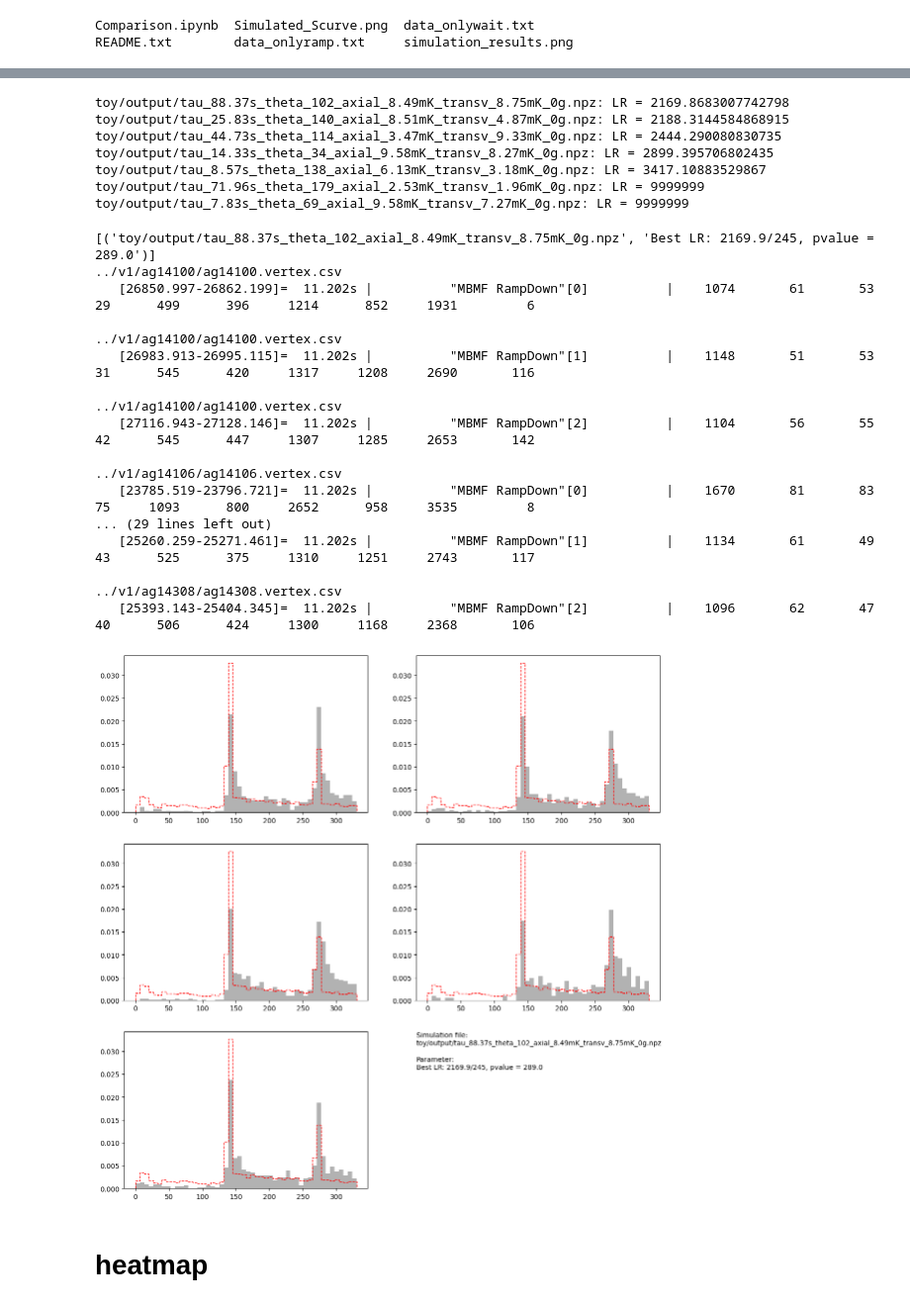
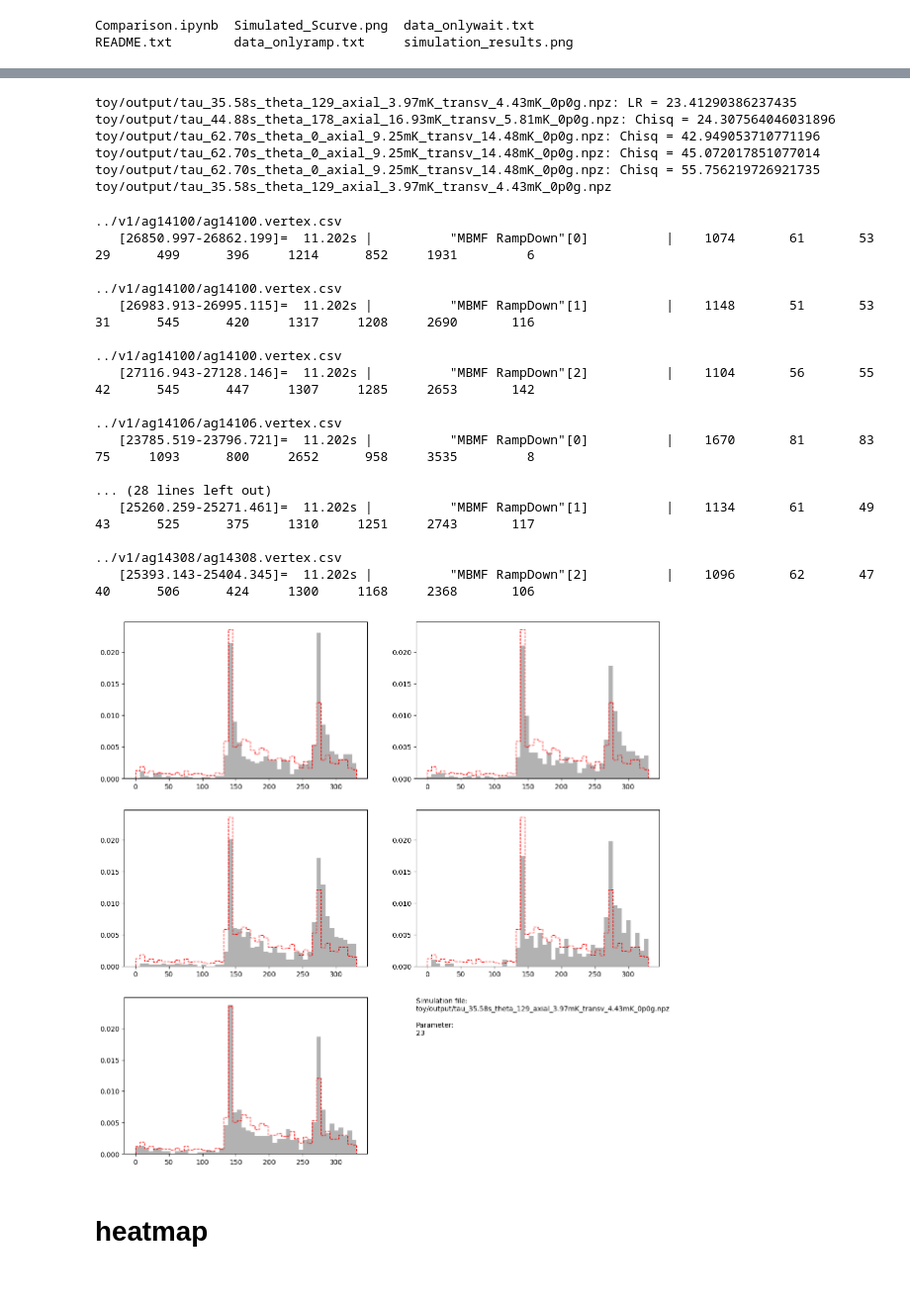
Before and after one commit to Adrianodelvincio/alphag_frequentist_analysis_2025, a Jupyter notebook: comparison_simulation_data/Comparison.ipynb, the cells around one changed output, grey strips where cells are left out. Shown at 99% size. Saved outputs shown, nothing was run; the diff lists cells and outputs as text; code cells hidden in the pictures.

```diff
--- a/comparison_simulation_data/Comparison.ipynb
+++ b/comparison_simulation_data/Comparison.ipynb
@@ -13,8 +14,8 @@ from v1.Utils import ReadTheCsv,ReadTheSpill,append_to_dict
 files = os.listdir("../toy/output/")
 #print(files)
 
-outputs = ["toy/output/" + item for item in files if "0g.npz" in item]
-print(outputs)
+outputs = ["toy/output/" + item for item in files if "0p0g.npz" in item]
+#print(outputs)
 
 simulation_list = {}
 
@@ -178,18 +185,32 @@ toy/output/tau_88.37s_theta_102_axial_8.49mK_transv_8.75mK_0g.npz
 # %%
-for k, v in sorted(simulation_list.items(), key=lambda x: x[1][4])[:10]:
+best_for_dataset = ""
+
+for k, v in sorted(simulation_list.items(), key=lambda x: x[1][4])[:1]:
     print(f"{k}: LR = {v[4]}")
+    best_for_dataset = k
+
+for k, v in sorted(simulation_list.items(), key=lambda x: x[1][5])[:1]:
+    print(f"{k}: Chisq = {v[5]}")
+
+for k, v in sorted(simulation_list.items(), key=lambda x: x[1][6])[:1]:
+    print(f"{k}: Chisq = {v[6]}")
+
+for k, v in sorted(simulation_list.items(), key=lambda x: x[1][7])[:1]:
+    print(f"{k}: Chisq = {v[7]}")
+
+for k, v in sorted(simulation_list.items(), key=lambda x: x[1][8])[:1]:
+    print(f"{k}: Chisq = {v[8]}")
+
+print(best_for_dataset)
 # %% [output]
-toy/output/tau_88.37s_theta_102_axial_8.49mK_transv_8.75mK_0g.npz: LR = 2169.8683007742798
-toy/output/tau_25.83s_theta_140_axial_8.51mK_transv_4.87mK_0g.npz: LR = 2188.3144584868915
-toy/output/tau_44.73s_theta_114_axial_3.47mK_transv_9.33mK_0g.npz: LR = 2444.290080830735
-toy/output/tau_14.33s_theta_34_axial_9.58mK_transv_8.27mK_0g.npz: LR = 2899.395706802435
-toy/output/tau_8.57s_theta_138_axial_6.13mK_transv_3.18mK_0g.npz: LR = 3417.10883529867
-toy/output/tau_71.96s_theta_179_axial_2.53mK_transv_1.96mK_0g.npz: LR = 9999999
-toy/output/tau_7.83s_theta_69_axial_9.58mK_transv_7.27mK_0g.npz: LR = 9999999
+toy/output/tau_35.58s_theta_129_axial_3.97mK_transv_4.43mK_0p0g.npz: LR = 23.41290386237435
+toy/output/tau_44.88s_theta_178_axial_16.93mK_transv_5.81mK_0p0g.npz: Chisq = 24.307564046031896
+toy/output/tau_62.70s_theta_0_axial_9.25mK_transv_14.48mK_0p0g.npz: Chisq = 42.949053710771196
+toy/output/tau_62.70s_theta_0_axial_9.25mK_transv_14.48mK_0p0g.npz: Chisq = 45.072017851077014
+toy/output/tau_62.70s_theta_0_axial_9.25mK_transv_14.48mK_0p0g.npz: Chisq = 55.756219726921735
+toy/output/tau_35.58s_theta_129_axial_3.97mK_transv_4.43mK_0p0g.npz
 # %%
 plt.figure(0, figsize=(14,14))
-
-print(best_for_dataset)
 
 i = 1
 for dataset in list_dataset:
@@ -197,7 +218,7 @@ for dataset in list_dataset:
     ax         = plt.subplot(3, 2, i)
     i += 1
 
-    Time_Simulation, counts, edges = analysis_function("../" + str(simulation[0][0]))
+    Time_Simulation, counts, edges = analysis_function("../" + simulation)
     Event_Distribution, counts, edges = analysis_data("../" + dataset, ZCUTS)
 
     ax.hist(Event_Distribution, bins=50, range=(0,330), density=True,
@@ -212,38 +233,38 @@ ax_text.axis("off")   # niente assi
 
 text = (
     f"Simulation file:\n"
-    f"{simulation[0][0]}\n\n"
+    f"{simulation}\n\n"
     f"Parameter:\n"
-    f"{simulation[0][1]}"
+    f"{simulation_list[best_for_dataset][4]:.0f}"
 )
 
 ax_text.text(
     0.0, 1.0, text,
     transform=ax_text.transAxes,
     fontsize=10,
     verticalalignment="top"
 )
 
 plt.savefig("simulation_results.png", bbox_inches="tight")
 # %% [output]
-[('toy/output/tau_88.37s_theta_102_axial_8.49mK_transv_8.75mK_0g.npz', 'Best LR: 2169.9/245, pvalue = 289.0')]
 ../v1/ag14100/ag14100.vertex.csv
    [26850.997-26862.199]=  11.202s |          "MBMF RampDown"[0]          |    1074       61       53       29      499      396     1214      852     1931         6
 
 ../v1/ag14100/ag14100.vertex.csv
    [26983.913-26995.115]=  11.202s |          "MBMF RampDown"[1]          |    1148       51       53       31      545      420     1317     1208     2690       116
 
 ../v1/ag14100/ag14100.vertex.csv
    [27116.943-27128.146]=  11.202s |          "MBMF RampDown"[2]          |    1104       56       55       42      545      447     1307     1285     2653       142
 
 ../v1/ag14106/ag14106.vertex.csv
    [23785.519-23796.721]=  11.202s |          "MBMF RampDown"[0]          |    1670       81       83       75     1093      800     2652      958     3535         8
-... (29 lines left out)
+
+... (28 lines left out)
    [25260.259-25271.461]=  11.202s |          "MBMF RampDown"[1]          |    1134       61       49       43      525      375     1310     1251     2743       117
 
 ../v1/ag14308/ag14308.vertex.csv
    [25393.143-25404.345]=  11.202s |          "MBMF RampDown"[2]          |    1096       62       47       40      506      424     1300     1168     2368       106
-[figure, old version]
+[figure, new version]
 # %% [markdown]
 # heatmap
 # %%
```
Also changed, not shown: parts of 11 cells of this notebook, 2 other files.
